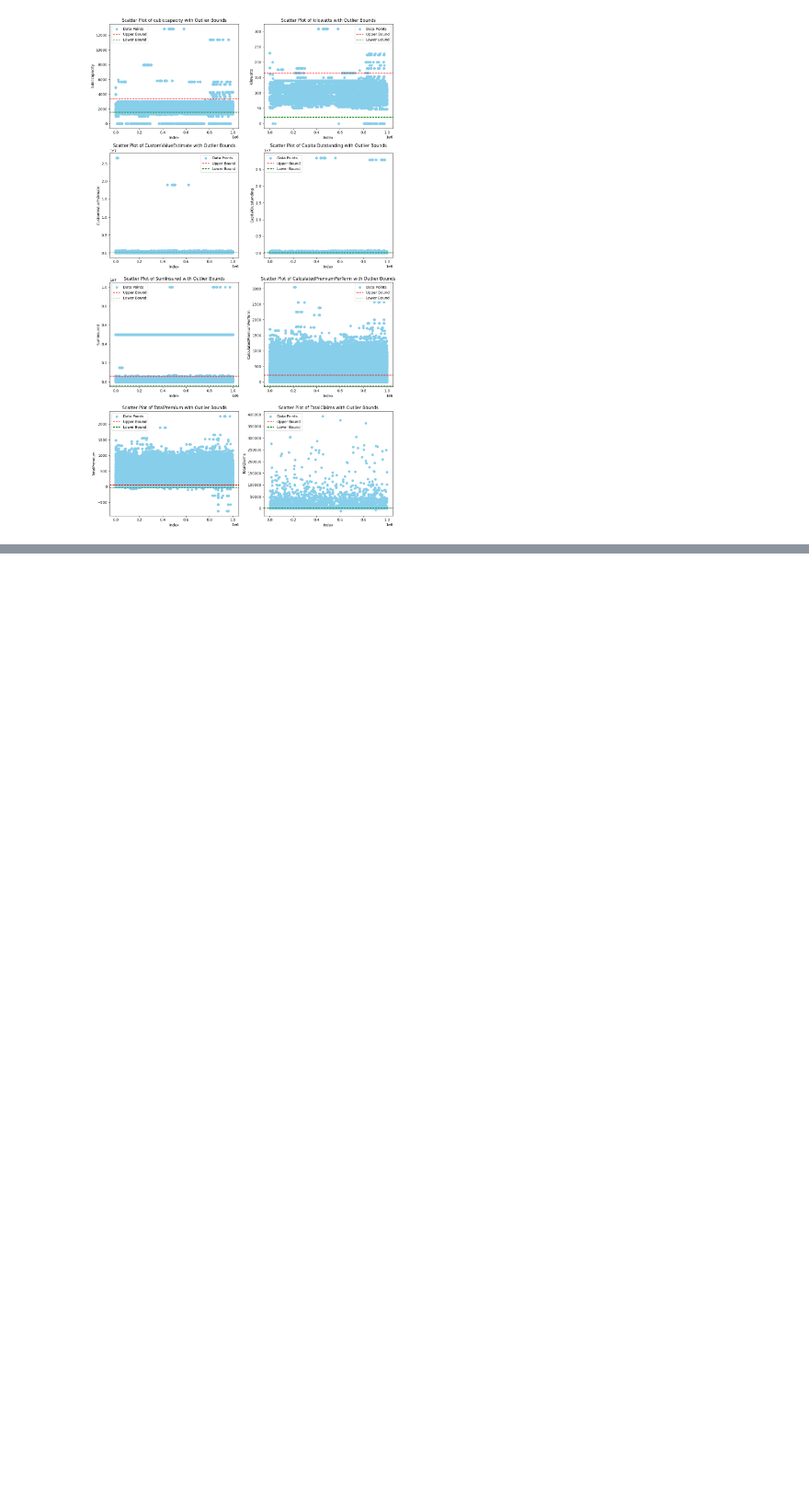
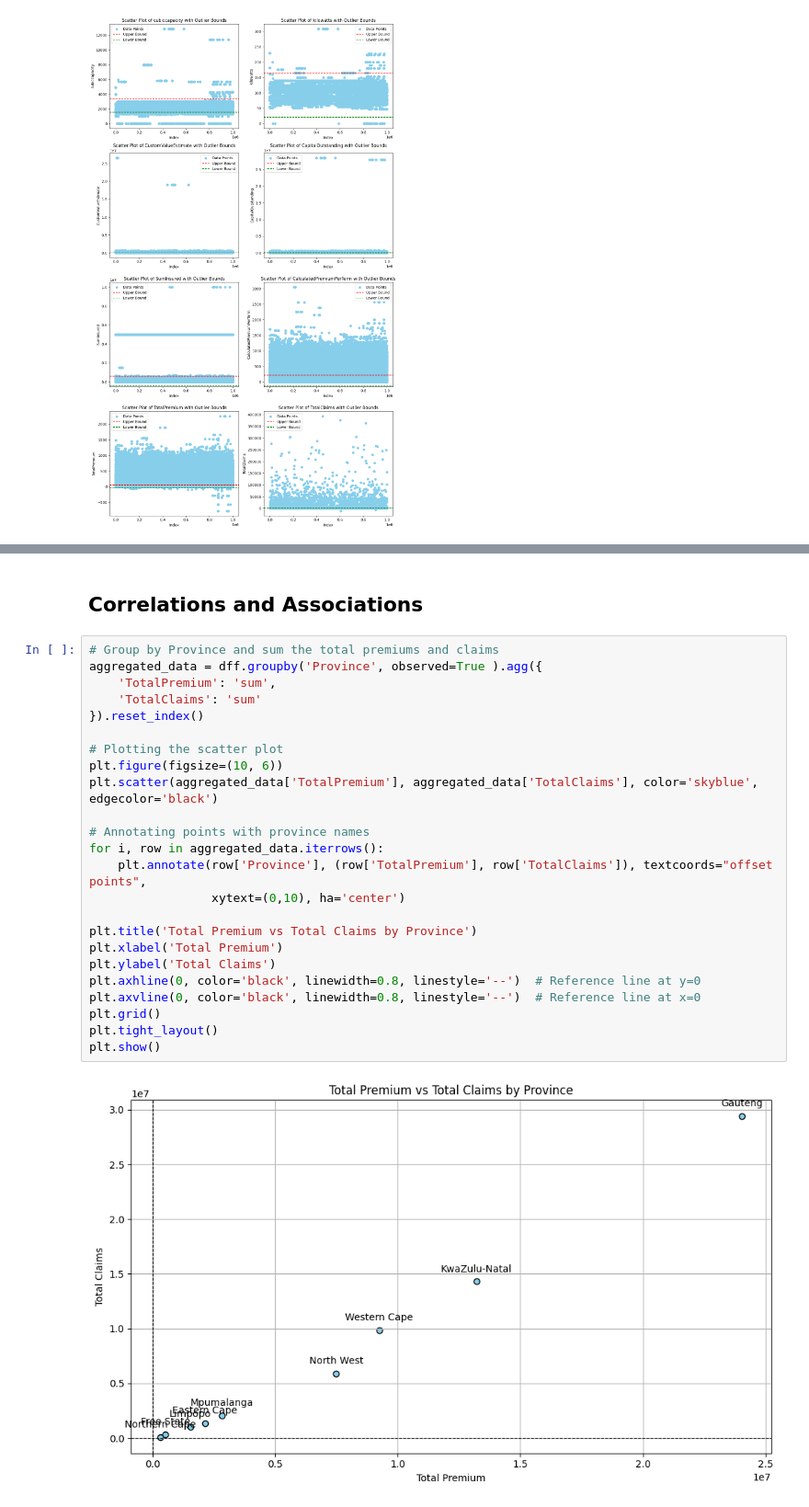
Before and after one commit to yosef-zewdu/Car-Insurance-Risk-Analysis, a Jupyter notebook: notebooks/eda.ipynb, the cells around one changed output, grey strips where cells are left out. Shown at 92% size. Saved outputs shown, nothing was run; the diff lists cells and outputs as text; blank space fills up the shorter version.

```diff
--- a/notebooks/eda.ipynb
+++ b/notebooks/eda.ipynb
@@ -326,0 +421,28 @@ plot_scatter_outliers(dff, lower_bounds, upper_bounds, outlier_counts)
+# %% [markdown]
+## Correlations and Associations
+# %%
+# Group by Province and sum the total premiums and claims
+aggregated_data = dff.groupby('Province', observed=True ).agg({
+    'TotalPremium': 'sum',
+    'TotalClaims': 'sum'
+}).reset_index()
+
+# Plotting the scatter plot
+plt.figure(figsize=(10, 6))
+plt.scatter(aggregated_data['TotalPremium'], aggregated_data['TotalClaims'], color='skyblue', edgecolor='black')
+
+# Annotating points with province names
+for i, row in aggregated_data.iterrows():
+    plt.annotate(row['Province'], (row['TotalPremium'], row['TotalClaims']), textcoords="offset points",
+                 xytext=(0,10), ha='center')
+
+plt.title('Total Premium vs Total Claims by Province')
+plt.xlabel('Total Premium')
+plt.ylabel('Total Claims')
+plt.axhline(0, color='black', linewidth=0.8, linestyle='--')  # Reference line at y=0
+plt.axvline(0, color='black', linewidth=0.8, linestyle='--')  # Reference line at x=0
+plt.grid()
+plt.tight_layout()
+plt.show()
+# %% [output]
+[figure, added]
```
Also changed, not shown: parts of 14 cells of this notebook.
